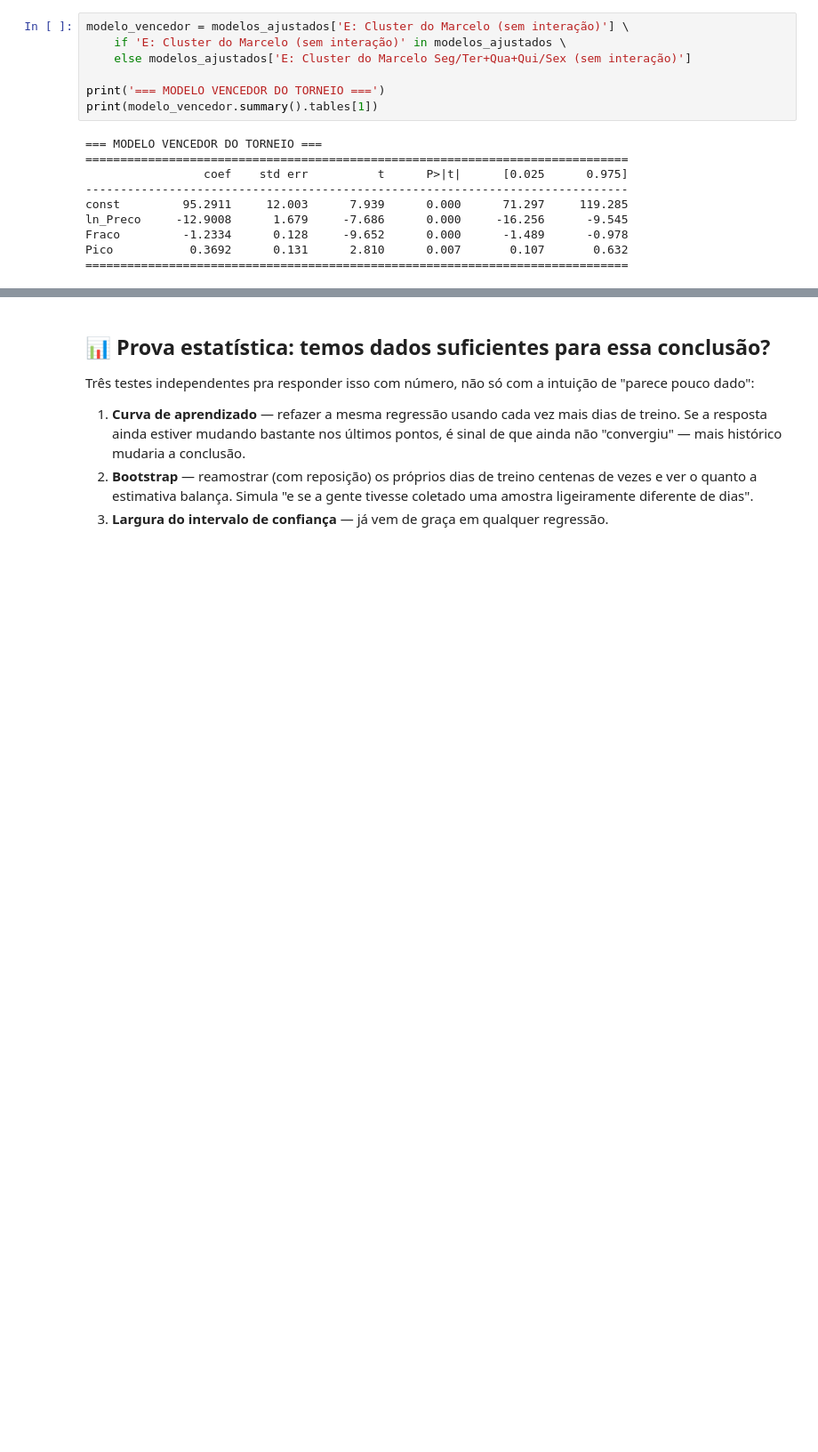
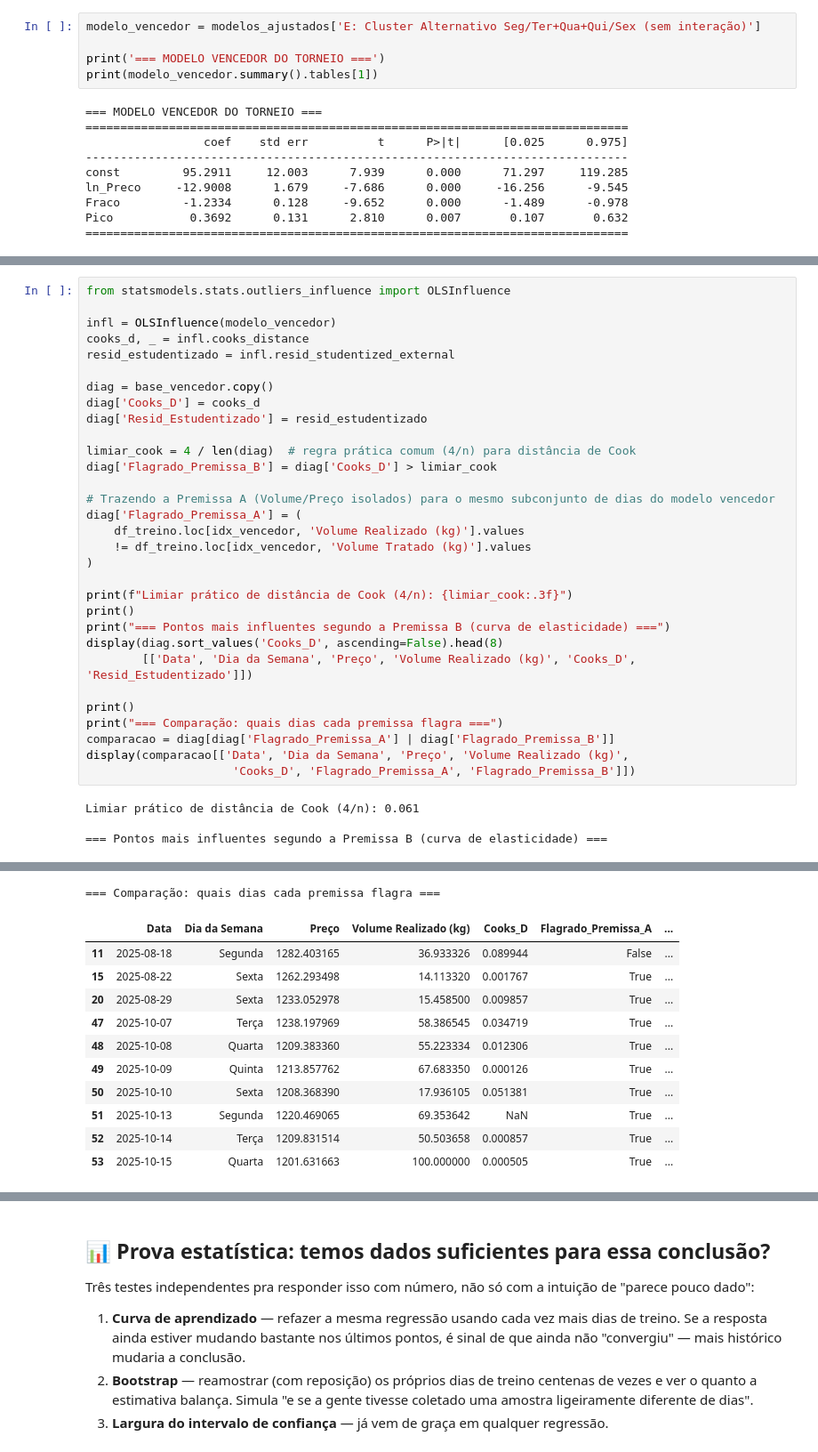
Before and after one commit to natfaria/2026-resolucao_problemas, a Jupyter notebook: 2026_resolucao_problemas/notebooks/01-EDA_v3.ipynb, the cells around one changed output, grey strips where cells are left out. Shown at 89% size. Drawn from its saved outputs; the diff is of its cells as text; blank space fills up the shorter version.

```diff
--- a/2026_resolucao_problemas/notebooks/01-EDA_v3.ipynb
+++ b/2026_resolucao_problemas/notebooks/01-EDA_v3.ipynb
@@ -1169,8 +1212,6 @@ E (proposta do Marcelo, sem interação) empata ou vence em quase todos os crit
 tempo — é o escolhido daqui pra frente.
 # %%
-modelo_vencedor = modelos_ajustados['E: Cluster do Marcelo (sem interação)'] \
-    if 'E: Cluster do Marcelo (sem interação)' in modelos_ajustados \
-    else modelos_ajustados['E: Cluster do Marcelo Seg/Ter+Qua+Qui/Sex (sem interação)']
+modelo_vencedor = modelos_ajustados['E: Cluster Alternativo Seg/Ter+Qua+Qui/Sex (sem interação)']
 
 print('=== MODELO VENCEDOR DO TORNEIO ===')
 print(modelo_vencedor.summary().tables[1])
@@ -1186,0 +1292,35 @@ Pico           0.3692      0.131      2.810      0.007       0.107       0.632
+# %%
+from statsmodels.stats.outliers_influence import OLSInfluence
+
+infl = OLSInfluence(modelo_vencedor)
+cooks_d, _ = infl.cooks_distance
+resid_estudentizado = infl.resid_studentized_external
+
+diag = base_vencedor.copy()
+diag['Cooks_D'] = cooks_d
+diag['Resid_Estudentizado'] = resid_estudentizado
+
+limiar_cook = 4 / len(diag)  # regra prática comum (4/n) para distância de Cook
+diag['Flagrado_Premissa_B'] = diag['Cooks_D'] > limiar_cook
+
+# Trazendo a Premissa A (Volume/Preço isolados) para o mesmo subconjunto de dias do modelo vencedor
+diag['Flagrado_Premissa_A'] = (
+    df_treino.loc[idx_vencedor, 'Volume Realizado (kg)'].values
+    != df_treino.loc[idx_vencedor, 'Volume Tratado (kg)'].values
+)
+
+print(f"Limiar prático de distância de Cook (4/n): {limiar_cook:.3f}")
+print()
+print("=== Pontos mais influentes segundo a Premissa B (curva de elasticidade) ===")
+display(diag.sort_values('Cooks_D', ascending=False).head(8)
+        [['Data', 'Dia da Semana', 'Preço', 'Volume Realizado (kg)', 'Cooks_D', 'Resid_Estudentizado']])
+
+print()
+print("=== Comparação: quais dias cada premissa flagra ===")
+comparacao = diag[diag['Flagrado_Premissa_A'] | diag['Flagrado_Premissa_B']]
+display(comparacao[['Data', 'Dia da Semana', 'Preço', 'Volume Realizado (kg)',
+                     'Cooks_D', 'Flagrado_Premissa_A', 'Flagrado_Premissa_B']])
+# %% [output]
+Limiar prático de distância de Cook (4/n): 0.061
+
+=== Pontos mais influentes segundo a Premissa B (curva de elasticidade) ===
@@ -1186,0 +1336,12 @@ Pico           0.3692      0.131      2.810      0.007       0.107       0.632
+=== Comparação: quais dias cada premissa flagra ===
+|  | Data | Dia da Semana | Preço | Volume Realizado (kg) | Cooks_D | Flagrado_Premissa_A | ... |
+| 11 | 2025-08-18 | Segunda | 1282.403165 | 36.933326 | 0.089944 | False | ... |
+| 15 | 2025-08-22 | Sexta | 1262.293498 | 14.113320 | 0.001767 | True | ... |
+| 20 | 2025-08-29 | Sexta | 1233.052978 | 15.458500 | 0.009857 | True | ... |
+| 47 | 2025-10-07 | Terça | 1238.197969 | 58.386545 | 0.034719 | True | ... |
+| 48 | 2025-10-08 | Quarta | 1209.383360 | 55.223334 | 0.012306 | True | ... |
+| 49 | 2025-10-09 | Quinta | 1213.857762 | 67.683350 | 0.000126 | True | ... |
+| 50 | 2025-10-10 | Sexta | 1208.368390 | 17.936105 | 0.051381 | True | ... |
+| 51 | 2025-10-13 | Segunda | 1220.469065 | 69.353642 | NaN | True | ... |
+| 52 | 2025-10-14 | Terça | 1209.831514 | 50.503658 | 0.000857 | True | ... |
+| 53 | 2025-10-15 | Quarta | 1201.631663 | 100.000000 | 0.000505 | True | ... |
```
Also changed, not shown: parts of 22 cells of this notebook, 1 other file.
